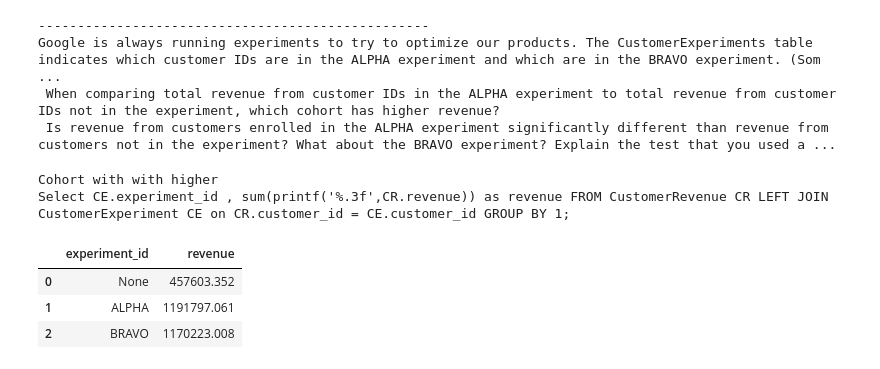
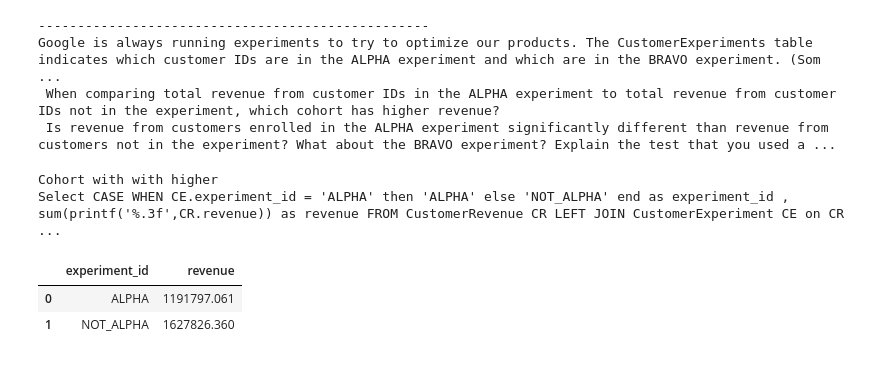
Before and after one commit to gabriwong/GSL-Interview-Results, a Jupyter notebook: Python/Google Interview File/Google Excercise-Final.ipynb, the cells around one changed output. Saved outputs shown, nothing was run; the diff lists cells and outputs as text; code cells hidden in the pictures.

```diff
--- a/Python/Google Interview File/Google Excercise-Final.ipynb
+++ b/Python/Google Interview File/Google Excercise-Final.ipynb
@@ -58,19 +74,18 @@ Google is always running experiments to try to optimize our products. The Custom
  Is revenue from customers enrolled in the ALPHA experiment significantly different than revenue from customers not in the experiment? What about the BRAVO experiment? Explain the test that you used a ...
 # %%
 print("Cohort with with higher")
-sql_problem_4 = ("Select CE.experiment_id , sum(printf('%.3f',CR.revenue)) as revenue "
+sql_problem_4 = ("Select CASE WHEN CE.experiment_id = 'ALPHA' then 'ALPHA' else 'NOT_ALPHA' end as experiment_id , sum(printf('%.3f',CR.revenue)) as revenue "
                      "FROM CustomerRevenue CR "
                      "LEFT JOIN CustomerExperiment CE on CR.customer_id = CE.customer_id "
                      "GROUP BY 1;").format(1, 2)
 print(sql_problem_4)
 pd.read_sql_query(sql_problem_4,conn)
 # %% [output]
 Cohort with with higher
-Select CE.experiment_id , sum(printf('%.3f',CR.revenue)) as revenue FROM CustomerRevenue CR LEFT JOIN CustomerExperiment CE on CR.customer_id = CE.customer_id GROUP BY 1;
+Select CASE WHEN CE.experiment_id = 'ALPHA' then 'ALPHA' else 'NOT_ALPHA' end as experiment_id , sum(printf('%.3f',CR.revenue)) as revenue FROM CustomerRevenue CR LEFT JOIN CustomerExperiment CE on CR ...
 |  | experiment_id | revenue |
-| 0 | None | 457603.352 |
-| 1 | ALPHA | 1191797.061 |
-| 2 | BRAVO | 1170223.008 |
+| 0 | ALPHA | 1191797.061 |
+| 1 | NOT_ALPHA | 1627826.360 |
 # %%
 print("Breakdown of metrics between ALPHA and Bravo")
 sql_problem_4 = ("SELECT QUARTILE, "
```
Also changed, not shown: parts of 3 cells of this notebook.
